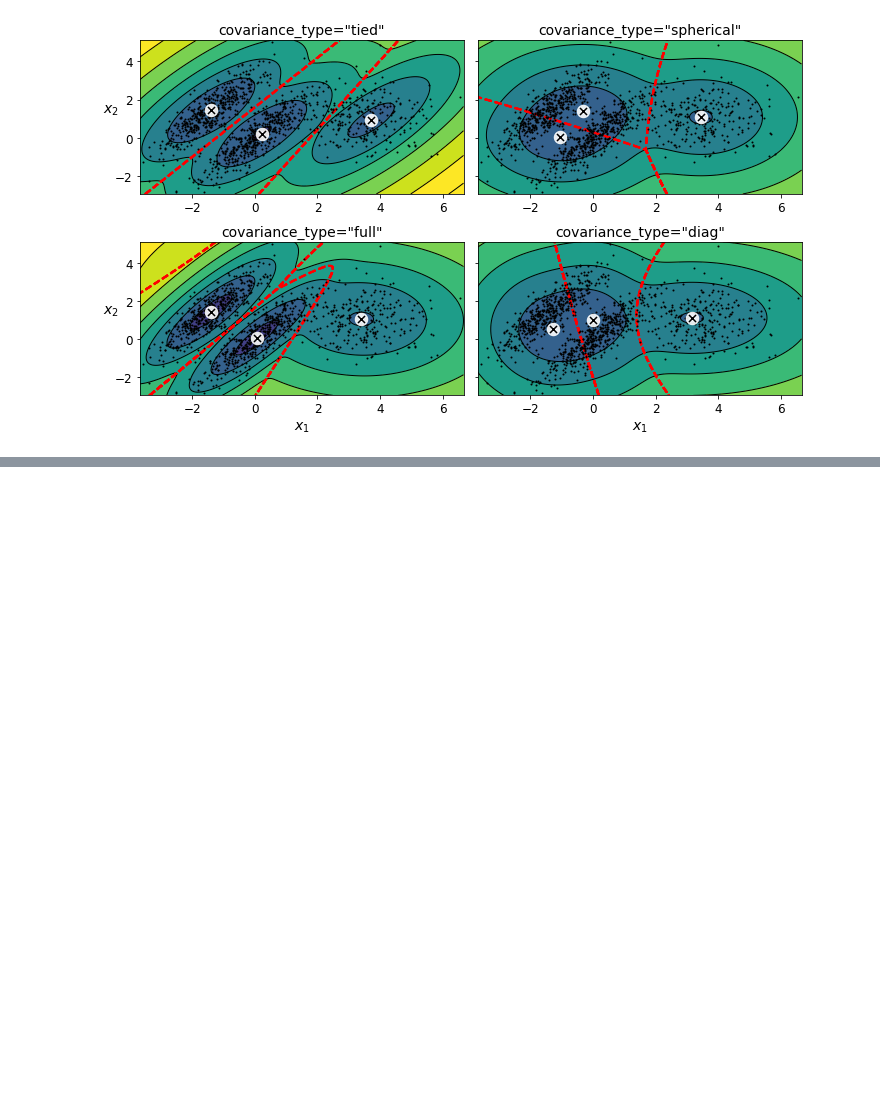
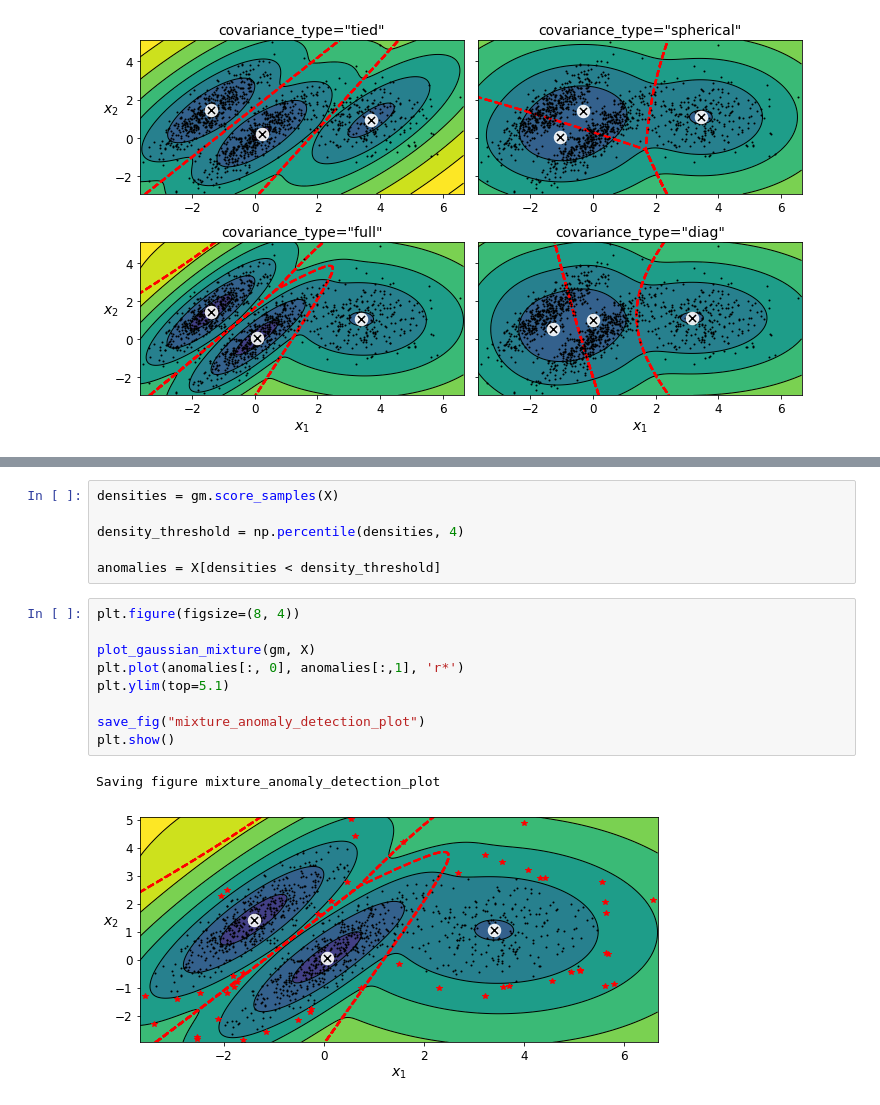
Before and after one commit to sankalptambe/unsupervised-learning, a Jupyter notebook: unsupervised_learning.ipynb, the cells around one changed output, grey strips where cells are left out. Drawn from its saved outputs; the diff is of its cells as text; blank space fills up the shorter version.

```diff
--- a/unsupervised_learning.ipynb
+++ b/unsupervised_learning.ipynb
@@ -1048,0 +1052,18 @@ Saving figure covariance_type_plot
+# %%
+densities = gm.score_samples(X)
+
+density_threshold = np.percentile(densities, 4)
+
+anomalies = X[densities < density_threshold]
+# %%
+plt.figure(figsize=(8, 4))
+
+plot_gaussian_mixture(gm, X)
+plt.plot(anomalies[:, 0], anomalies[:,1], 'r*')
+plt.ylim(top=5.1)
+
+save_fig("mixture_anomaly_detection_plot")
+plt.show()
+# %% [output]
+Saving figure mixture_anomaly_detection_plot
+[figure, added]
```
Also changed, not shown: parts of 9 cells of this notebook, 2 other files.
